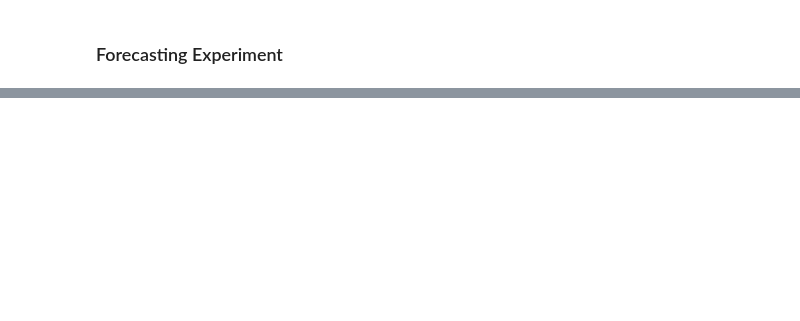
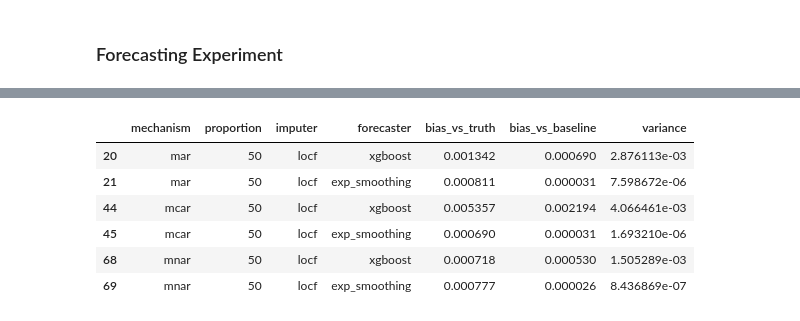
Before and after one commit to stuart-n-wilson/dissertation, a Jupyter notebook: notebooks/03_forecasting.ipynb, the cells around one changed output, grey strips where cells are left out. Cells and saved outputs as stored; diff of their text form; code cells hidden in the pictures; blank space fills up the shorter version.

```diff
--- a/notebooks/03_forecasting.ipynb
+++ b/notebooks/03_forecasting.ipynb
@@ -78,0 +142,10 @@ bv_df
+# %%
+bv_df[(bv_df["proportion"] == 50) & (bv_df["imputer"] == "locf")]
+# %% [output]
+|  | mechanism | proportion | imputer | forecaster | bias_vs_truth | bias_vs_baseline | variance |
+| 20 | mar | 50 | locf | xgboost | 0.001342 | 0.000690 | 2.876113e-03 |
+| 21 | mar | 50 | locf | exp_smoothing | 0.000811 | 0.000031 | 7.598672e-06 |
+| 44 | mcar | 50 | locf | xgboost | 0.005357 | 0.002194 | 4.066461e-03 |
+| 45 | mcar | 50 | locf | exp_smoothing | 0.000690 | 0.000031 | 1.693210e-06 |
+| 68 | mnar | 50 | locf | xgboost | 0.000718 | 0.000530 | 1.505289e-03 |
+| 69 | mnar | 50 | locf | exp_smoothing | 0.000777 | 0.000026 | 8.436869e-07 |
```
Also changed, not shown: parts of 7 cells of this notebook, 3 other files.
